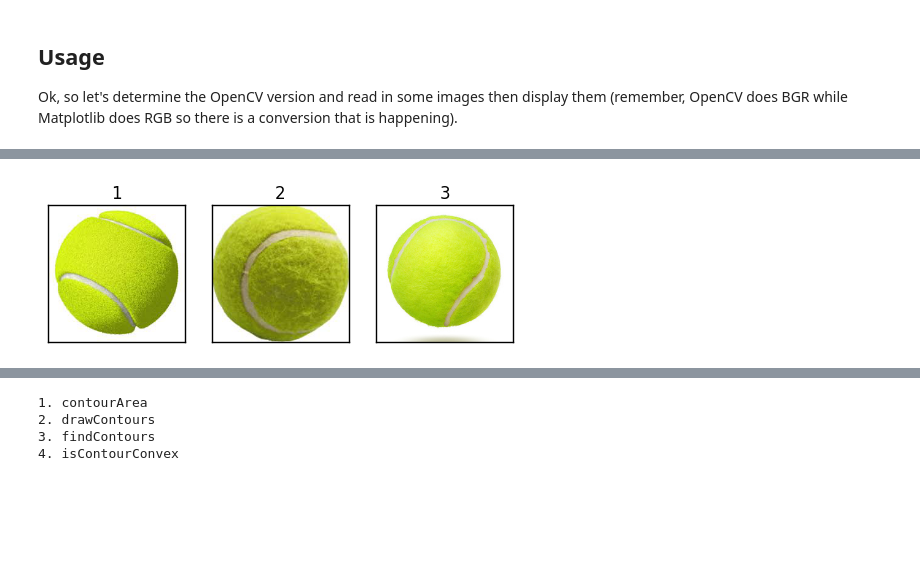
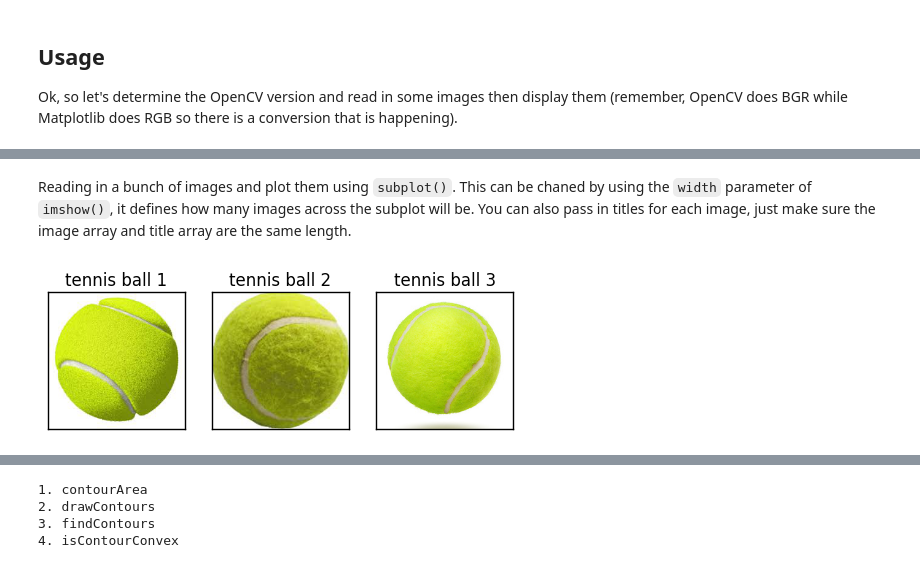
Before and after one commit to MomsFriendlyRobotCompany/opencvutils, a Jupyter notebook: docs/examples.ipynb, the cells around one changed output, grey strips where cells are left out. Drawn from its saved outputs; the diff is of its cells as text; code cells hidden in the pictures; blank space fills up the shorter version.

```diff
--- a/docs/examples.ipynb
+++ b/docs/examples.ipynb
@@ -26,8 +46,10 @@ is this OpenCV 3? True
+# %% [markdown]
+Reading in a bunch of images and plot them using `subplot()`. This can be chaned by using the `width` parameter of `imshow()`, it defines how many images across the subplot will be. You can also pass in titles for each image, just make sure the image array and title array are the same length.
 # %%
 fnames = ['images/tennis_1.jpg','images/tennis_2.jpg','images/tennis_3.jpg']
 imgs = []
 for f in fnames:
     imgs.append(cv2.imread(f))
-cvu.imshow(imgs, width=3, titles=['1','2','3'])
+cvu.imshow(imgs, width=3, titles=['tennis ball 1','tennis ball 2','tennis ball 3'])
 # %% [output]
-[figure, old version]
+[figure, new version]
```
Also changed, not shown: parts of 24 cells of this notebook, 3 other files.
